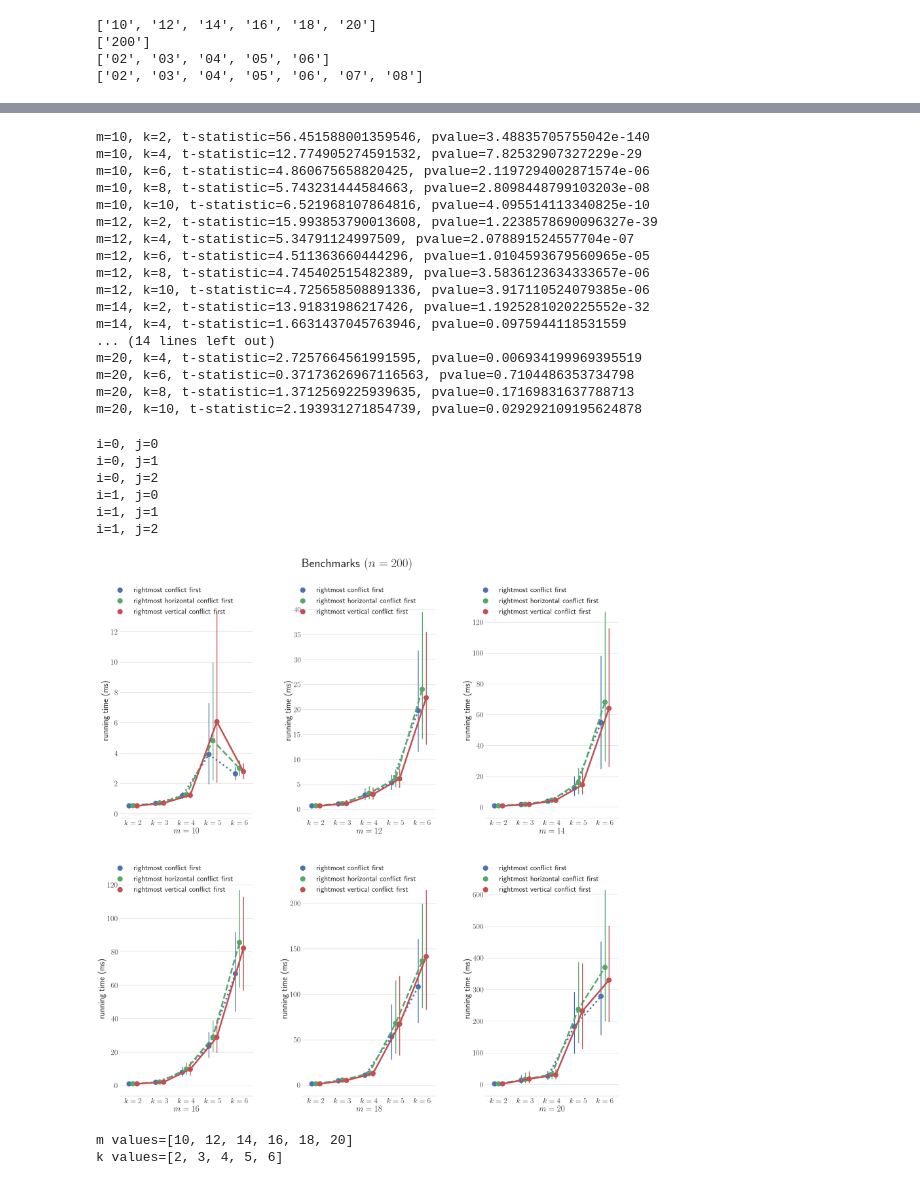
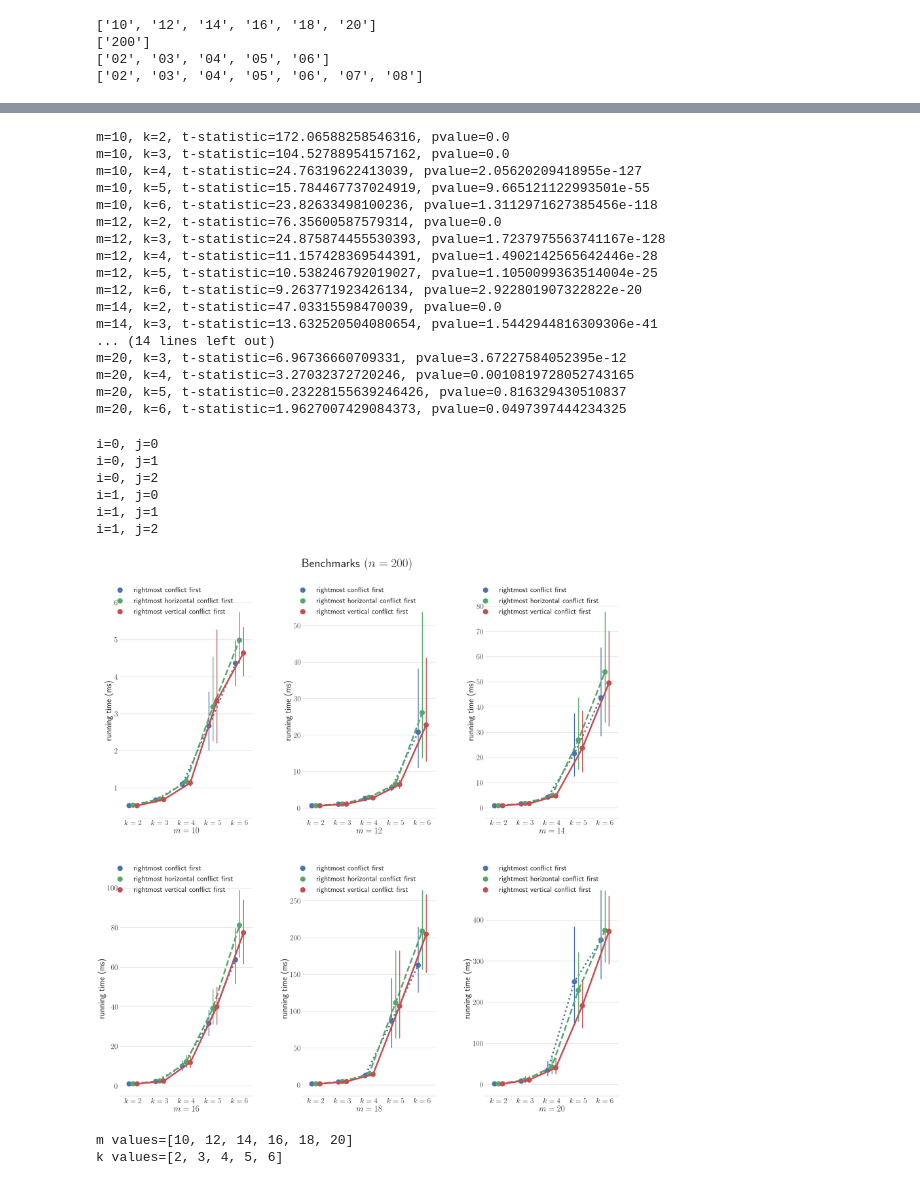
Before and after one commit to vialette/ppattern-iwoca, a Jupyter notebook: notebook/ppattern-benchmark-analysis.ipynb, the cells around one changed output, grey strips where cells are left out. Drawn from its saved outputs; the diff is of its cells as text; code cells hidden in the pictures.

Commit message:
split parameter

```diff
--- a/notebook/ppattern-benchmark-analysis.ipynb
+++ b/notebook/ppattern-benchmark-analysis.ipynb
@@ -68,17 +68,18 @@ def format_strategy(s):
 ## Report running time
 # %% [markdown]
 ### Reading and parsing benchmarks
+# %%
+from os import listdir
+from os.path import isfile, join
+
+def all_split_benchmark_files(path="../data/"):
+    """Return the list of all split benchmak files.
+    """
+    #return [f for f in listdir(path) if isfile(join(path, f)) if f.startswith("ppattern-split-benchmark-") if f.endswith(".csv")]
+    return [f for f in listdir(path) if isfile(join(path, f)) if f.startswith("ppattern-benchmark-") if f.endswith(".csv")]
 # %%
-from os import listdir
-from os.path import isfile, join
-
-def all_benchmark_files(path="./"):
-    """Return the list of all benchmak files.
-    """
-    return [f for f in listdir(path) if isfile(join(path, f)) if f.startswith("ppattern-benchmark-") if f.endswith(".csv")]
-
 df_benchmarks = {}
-for f in all_benchmark_files():
+for f in all_split_benchmark_files():
     # parse cvs benchmark file
     #  m:         pattern size
     #  n:         permutation size
@@ -89,7 +90,8 @@ for f in all_benchmark_files():
     #  embedding: solution
     #  strategy:  conflict selection strategy
     #  duration:  running time
-    df_benchmark = pd.read_csv(f, names = ['m', 'n', 'k', 'l', 'p', 'q', 'embedding', 'strategy', 'duration'])
+    print(f)
+    df_benchmark = pd.read_csv("../data/" + f, names = ['m', 'n', 'k', 'l', 'p', 'q', 'embedding', 'strategy', 'duration'])
 
     # convert string int to int
     df_benchmark['m'] = df_benchmark['m'].apply(lambda m: string_to_int(m))
@@ -188,7 +208,7 @@ for n in ns:
         data = data.loc[data['strategy'].isin(allowed_strategies)]
         data['k'] = data['k'].apply(lambda k: r'$k = {}$'.format(k))
         sns.pointplot(ax=axes[i][j], data=data, x="k", y="duration", hue="strategy", scale=2.,
-                      dodge=.3, join=True, markers=["o", "o"], linestyles=["--", "-"])
+                      dodge=.2, join=True, markers=["o", "o"], linestyles=["--", "-"])
         label_m = r'$m={}$'.format(m)
         axes[i][j].set(xlabel = label_m, ylabel=r'running time (ms)')
         #if i!=0 or j!=0:
@@ -272,23 +292,23 @@ for (m, k) in ttest_rels:
     p_value     = ttest_rels[(m, k)][1]
     print("m={}, k={}, t-statistic={}, pvalue={}".format(m, k, t_statistic, p_value))
 # %% [output]
-m=10, k=2, t-statistic=56.451588001359546, pvalue=3.48835705755042e-140
-m=10, k=4, t-statistic=12.774905274591532, pvalue=7.82532907327229e-29
-m=10, k=6, t-statistic=4.860675658820425, pvalue=2.1197294002871574e-06
-m=10, k=8, t-statistic=5.743231444584663, pvalue=2.8098448799103203e-08
-m=10, k=10, t-statistic=6.521968107864816, pvalue=4.095514113340825e-10
-m=12, k=2, t-statistic=15.993853790013608, pvalue=1.2238578690096327e-39
-m=12, k=4, t-statistic=5.34791124997509, pvalue=2.078891524557704e-07
-m=12, k=6, t-statistic=4.511363660444296, pvalue=1.0104593679560965e-05
-m=12, k=8, t-statistic=4.745402515482389, pvalue=3.5836123634333657e-06
-m=12, k=10, t-statistic=4.725658508891336, pvalue=3.917110524079385e-06
-m=14, k=2, t-statistic=13.91831986217426, pvalue=1.1925281020225552e-32
-m=14, k=4, t-statistic=1.6631437045763946, pvalue=0.0975944118531559
+m=10, k=2, t-statistic=172.06588258546316, pvalue=0.0
+m=10, k=3, t-statistic=104.52788954157162, pvalue=0.0
+m=10, k=4, t-statistic=24.76319622413039, pvalue=2.05620209418955e-127
+m=10, k=5, t-statistic=15.784467737024919, pvalue=9.665121122993501e-55
+m=10, k=6, t-statistic=23.82633498100236, pvalue=1.3112971627385456e-118
+m=12, k=2, t-statistic=76.35600587579314, pvalue=0.0
+m=12, k=3, t-statistic=24.875874455530393, pvalue=1.7237975563741167e-128
+m=12, k=4, t-statistic=11.157428369544391, pvalue=1.4902142565642446e-28
+m=12, k=5, t-statistic=10.538246792019027, pvalue=1.1050099363514004e-25
+m=12, k=6, t-statistic=9.263771923426134, pvalue=2.922801907322822e-20
+m=14, k=2, t-statistic=47.03315598470039, pvalue=0.0
+m=14, k=3, t-statistic=13.632520504080654, pvalue=1.5442944816309306e-41
 ... (14 lines left out)
-m=20, k=4, t-statistic=2.7257664561991595, pvalue=0.006934199969395519
-m=20, k=6, t-statistic=0.37173626967116563, pvalue=0.7104486353734798
-m=20, k=8, t-statistic=1.3712569225939635, pvalue=0.17169831637788713
-m=20, k=10, t-statistic=2.193931271854739, pvalue=0.029292109195624878
+m=20, k=3, t-statistic=6.96736660709331, pvalue=3.67227584052395e-12
+m=20, k=4, t-statistic=3.27032372720246, pvalue=0.0010819728052743165
+m=20, k=5, t-statistic=0.23228155639246426, pvalue=0.816329430510837
+m=20, k=6, t-statistic=1.9627007429084373, pvalue=0.0497397444234325
 # %%
 # row index
 i=0
@@ -309,35 +329,35 @@ for n in ns:
     for m in ms:
         print("i={}, j={}".format(i, j))
         data = pd.concat([df_benchmarks[(m, n, k, k)] for k in ks])
         # keep allowed strategies
         data = data.loc[data['strategy'].isin(allowed_strategies)]
         data['k'] = data['k'].apply(lambda k: r'$k = {}$'.format(k))
         sns.pointplot(ax=axes[i][j], data=data, x="k", y="duration", hue="strategy", scale=2.,
                       dodge=.3, join=True, markers=["o", "o", "o"], linestyles=[":", "--", "-"])
         label_m = r'$m={}$'.format(m)
         axes[i][j].set(xlabel = label_m, ylabel=r'running time (ms)')
         #if i!=0 or j!=0:
         #    axes[i][j].legend_.remove()
         #else:
         axes[i][j].legend(loc='upper center', bbox_to_anchor=(0.4,1.105), ncol=1, fancybox=True, shadow=True)
         j = j+1
         if j == 3:
             i = i+1
             j = 0
     sns.despine(left=True)
     plt.tight_layout(pad=2., w_pad=3.0, h_pad=5.0)
     fig.subplots_adjust(top=0.95)
 
-    name = '-'.join(['benchmarks-rightmost-conflict-first', m, n, k, k])
+    name = '-'.join(['benchmarks-rightmost-conflict-first', str(m), str(n), str(k), str(k)])
     fig.savefig(name + '.pdf', format='pdf', close=True, verbose=True, dpi=1200)
 # %% [output]
 i=0, j=0
 i=0, j=1
 i=0, j=2
 i=1, j=0
 i=1, j=1
 i=1, j=2
-[figure, old version]
+[figure, new version]
 # %%
 df_complete = pd.concat([df_benchmarks[key] for key in df_benchmarks])
 
```
Also changed, not shown: parts of 10 cells of this notebook, 11 other files.
